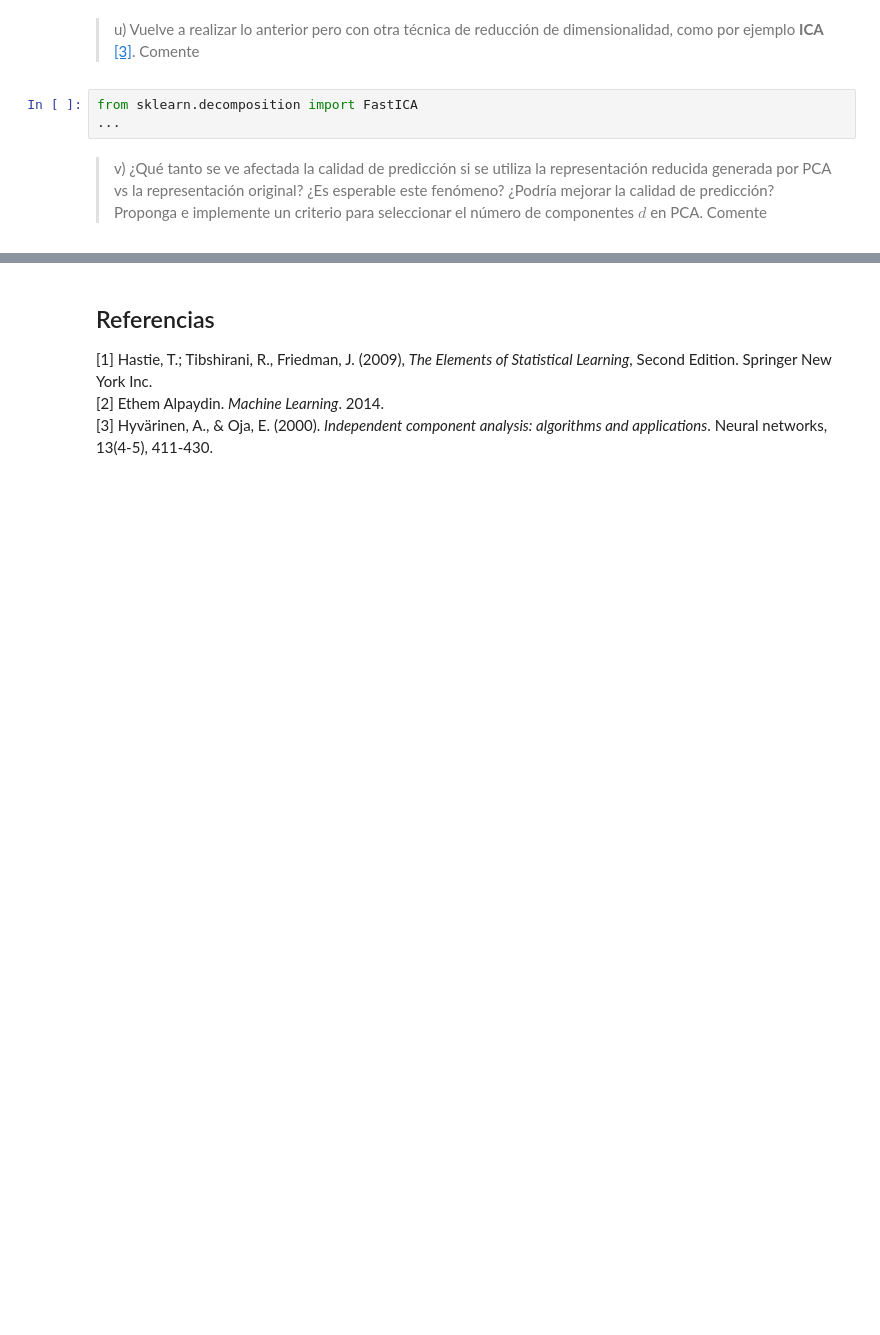
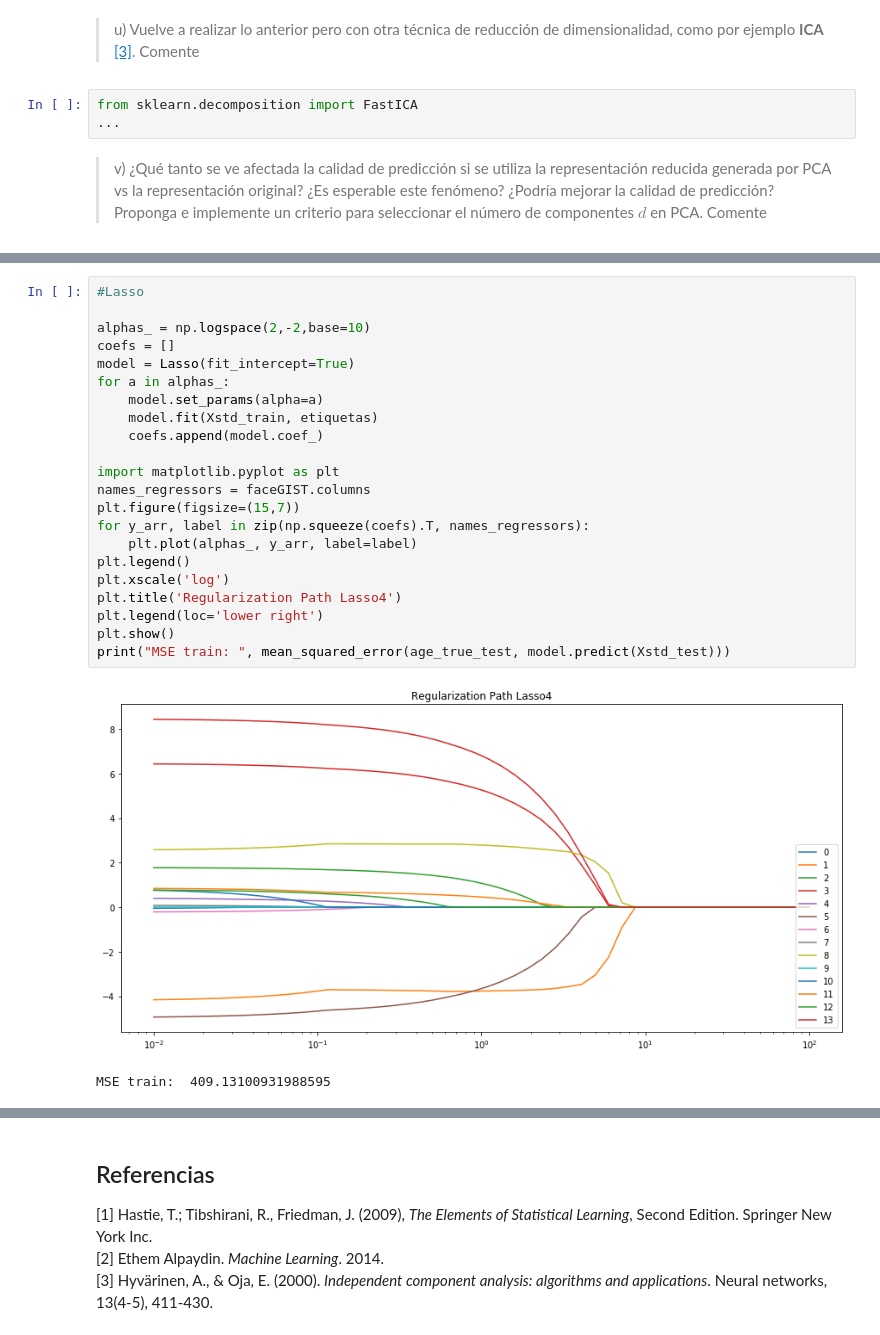
Before and after one commit to Lei96/Tarea-1-ML, a Jupyter notebook: TAREA1_Diaz_Andrades.ipynb, the cells around one changed output, grey strips where cells are left out. Drawn from its saved outputs; the diff is of its cells as text; blank space fills up the shorter version.

```diff
--- a/TAREA1_Diaz_Andrades.ipynb
+++ b/TAREA1_Diaz_Andrades.ipynb
@@ -590,0 +723,25 @@ modelo3.fit(faceGist,age_true)
+# %%
+#Lasso
+
+alphas_ = np.logspace(2,-2,base=10)
+coefs = []
+model = Lasso(fit_intercept=True)
+for a in alphas_:
+    model.set_params(alpha=a)
+    model.fit(Xstd_train, etiquetas)
+    coefs.append(model.coef_)
+
+import matplotlib.pyplot as plt
+names_regressors = faceGIST.columns
+plt.figure(figsize=(15,7))
+for y_arr, label in zip(np.squeeze(coefs).T, names_regressors):
+    plt.plot(alphas_, y_arr, label=label)
+plt.legend()
+plt.xscale('log')
+plt.title('Regularization Path Lasso4')
+plt.legend(loc='lower right')
+plt.show()
+print("MSE train: ", mean_squared_error(age_true_test, model.predict(Xstd_test)))
+# %% [output]
+[figure, added]
+MSE train:  409.13100931988595
```
Also changed, not shown: parts of 22 cells of this notebook.
